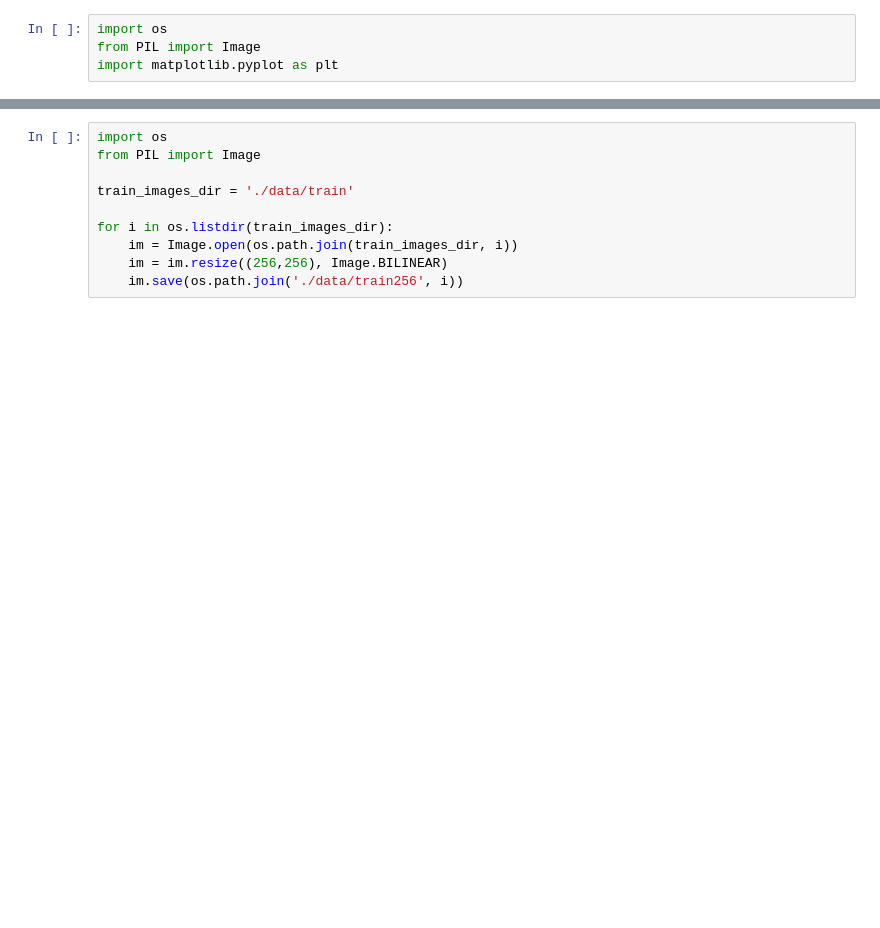
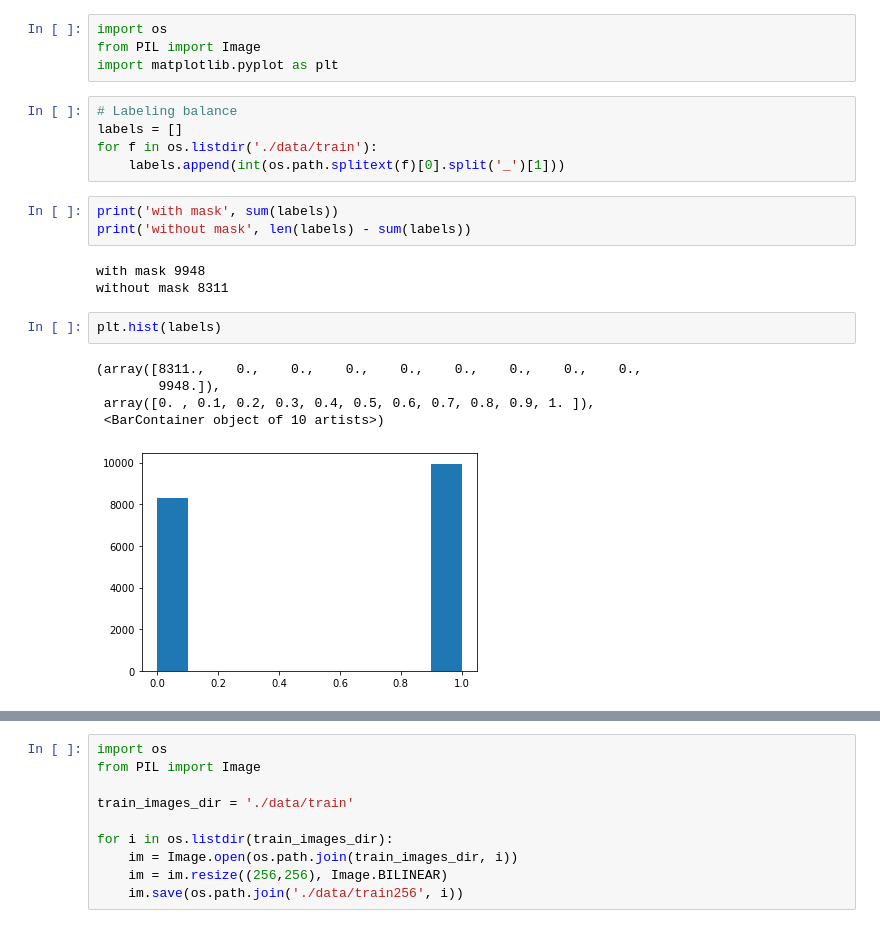
Before and after one commit to snirlugassy/face_mask_detection, a Jupyter notebook: explore.ipynb, the cells around one changed output, grey strips where cells are left out. Cells and saved outputs as stored; diff of their text form; blank space fills up the shorter version.

Commit message:
added train

```diff
--- a/explore.ipynb
+++ b/explore.ipynb
@@ -2,6 +2,25 @@
 import os
 from PIL import Image
 import matplotlib.pyplot as plt
+# %%
+# Labeling balance
+labels = []
+for f in os.listdir('./data/train'):
+    labels.append(int(os.path.splitext(f)[0].split('_')[1]))
+# %%
+print('with mask', sum(labels))
+print('without mask', len(labels) - sum(labels))
+# %% [output]
+with mask 9948
+without mask 8311
+# %%
+plt.hist(labels)
+# %% [output]
+(array([8311.,    0.,    0.,    0.,    0.,    0.,    0.,    0.,    0.,
+        9948.]),
+ array([0. , 0.1, 0.2, 0.3, 0.4, 0.5, 0.6, 0.7, 0.8, 0.9, 1. ]),
+ <BarContainer object of 10 artists>)
+[figure, added]
 # %%
 images_dir = './data/train'
 images = []
```
Also changed, not shown: parts of 23 cells of this notebook, 5 other files.
